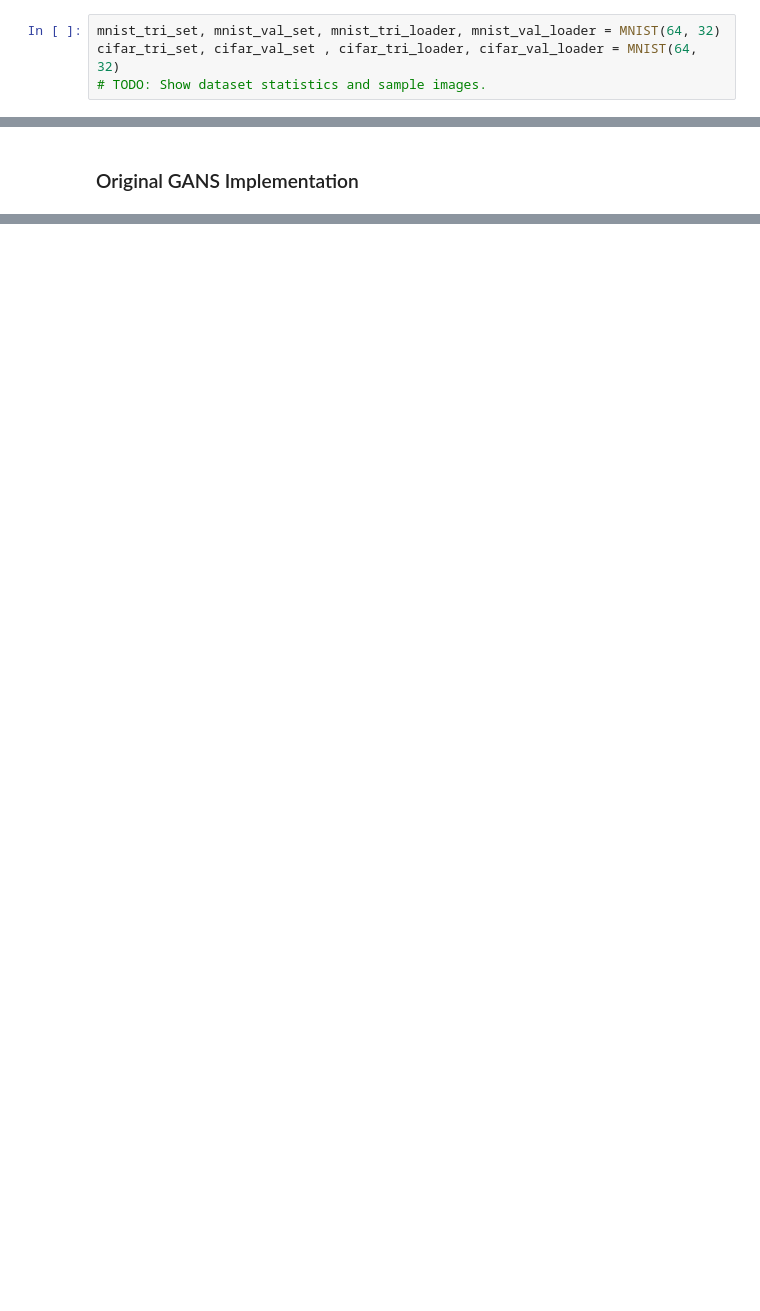
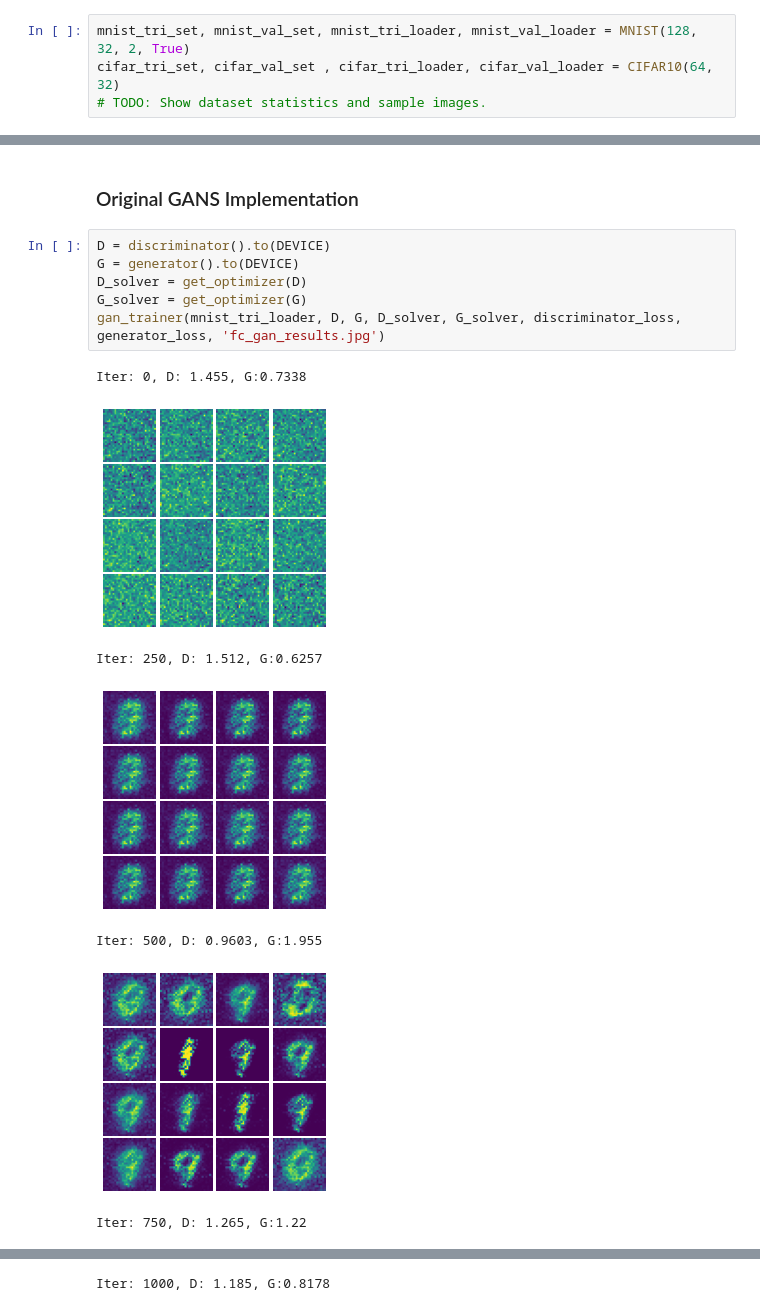
Before and after one commit to Xiaoyang-Song/Out-of-Distribution-GANs, a Jupyter notebook: Notebooks/ood_gan.ipynb, the cells around one changed output, grey strips where cells are left out. Drawn from its saved outputs; the diff is of its cells as text; blank space fills up the shorter version.

```diff
--- a/Notebooks/ood_gan.ipynb
+++ b/Notebooks/ood_gan.ipynb
@@ -17,6 +19,6 @@ from models.mnist_cnn import MNISTCNN
 # %% [markdown]
 ### Dataset Processing
 # %%
-mnist_tri_set, mnist_val_set, mnist_tri_loader, mnist_val_loader = MNIST(64, 32)
-cifar_tri_set, cifar_val_set , cifar_tri_loader, cifar_val_loader = MNIST(64, 32)
+mnist_tri_set, mnist_val_set, mnist_tri_loader, mnist_val_loader = MNIST(128, 32, 2, True)
+cifar_tri_set, cifar_val_set , cifar_tri_loader, cifar_val_loader = CIFAR10(64, 32)
 # TODO: Show dataset statistics and sample images.
@@ -23,2 +29,16 @@ cifar_tri_set, cifar_val_set , cifar_tri_loader, cifar_val_loader = MNIST(64, 32
 # %% [markdown]
 ### Original GANS Implementation
+# %%
+D = discriminator().to(DEVICE)
+G = generator().to(DEVICE)
+D_solver = get_optimizer(D)
+G_solver = get_optimizer(G)
+gan_trainer(mnist_tri_loader, D, G, D_solver, G_solver, discriminator_loss, generator_loss, 'fc_gan_results.jpg')
+# %% [output]
+Iter: 0, D: 1.455, G:0.7338
+[figure, added]
+Iter: 250, D: 1.512, G:0.6257
+[figure, added]
+Iter: 500, D: 0.9603, G:1.955
+[figure, added]
+Iter: 750, D: 1.265, G:1.22
@@ -24,0 +46 @@ cifar_tri_set, cifar_val_set , cifar_tri_loader, cifar_val_loader = MNIST(64, 32
+Iter: 1000, D: 1.185, G:0.8178
```
Also changed, not shown: parts of 3 cells of this notebook, 1 other file.
